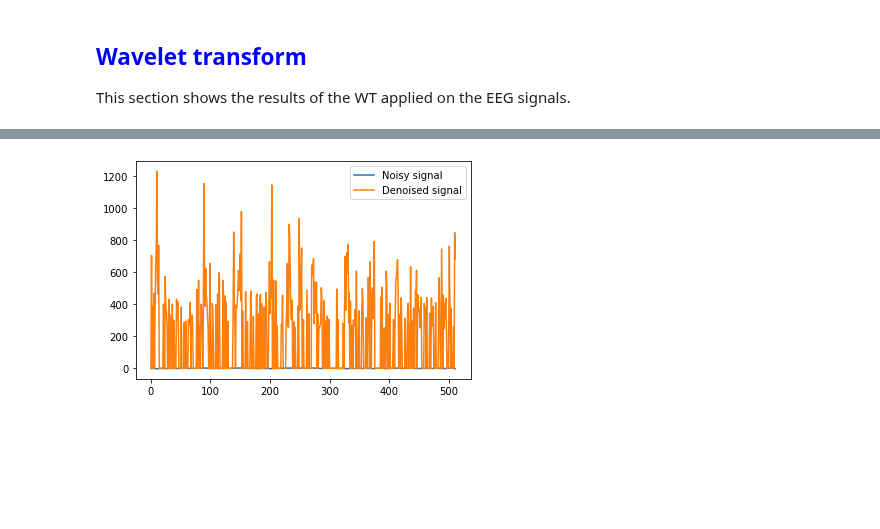
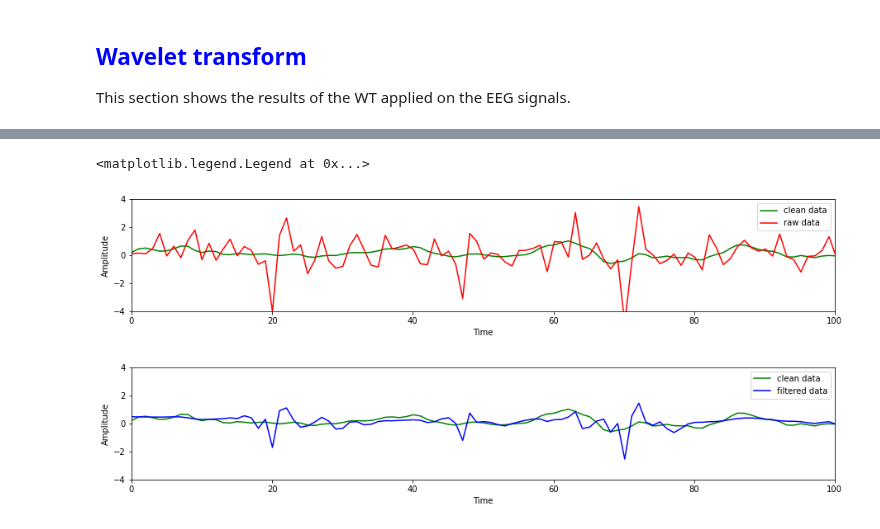
Before and after one commit to MartinaDoku2001/Thesis, a Jupyter notebook: EEG_denoising.ipynb, the cells around one changed output, grey strips where cells are left out. Saved outputs shown, nothing was run; the diff lists cells and outputs as text; code cells hidden in the pictures; blank space fills up the shorter version.

Commit message:
wavelet transform

```diff
--- a/EEG_denoising.ipynb
+++ b/EEG_denoising.ipynb
@@ -532,8 +487,42 @@ ValueError: operands could not be broadcast together with shapes (512,) (1000,)
-# %%
-#RAW SIGNAL
-x=train_dataset[0][0]
-
-#MORLET WAVE
-f=
-# %% [output]
-[figure, removed]
+# %%
+wavelet = 'sym19' # choose a wavelet family
+level = 4 # choose a level of decomposition
+signal=train_dataset[0][0]
+coeffs = pywt.wavedec(signal, wavelet, level=level) # perform the decomposition
+
+threshold = 0.5 # choose threshold value
+
+# threshold the coefficients
+for i in range(1, len(coeffs)):
+    coeffs[i] = pywt.threshold(coeffs[i], threshold*max(coeffs[i]))
+
+# reconstruct the signal
+signal_denoised = pywt.waverec(coeffs, wavelet)
+
+#PLOTTING:
+#1) THE RAW VS CLEAN EEG DATA
+#2) THE CLEAN VS FILTERED EEG DATA
+
+fig, ax = plt.subplots(2,1)
+fig.subplots_adjust(hspace=0.5)
+fig.set_size_inches(15.25, 6.25)
+
+ax[0].set_xlim(0,100)
+ax[0].set_ylim(-4,4)
+ax[0].plot(t,train_dataset[1][0], color='green',label='clean data')
+ax[0].plot(t,train_dataset[0][0], color='red', label='raw data')
+
+ax[0].set_xlabel('Time')
+ax[0].set_ylabel('Amplitude')
+ax[0].legend(loc='upper right')
+
+ax[1].set_xlim(0,100)
+ax[1].set_ylim(-4,4)
+ax[1].plot(t,train_dataset[1][0], color='green',label='clean data')
+ax[1].plot(t,signal_denoised, color='blue', label='filtered data')
+ax[1].set_xlabel('Time')
+ax[1].set_ylabel('Amplitude')
+ax[1].legend(loc='upper right')
+# %% [output]
+<matplotlib.legend.Legend at 0x...>
+[figure, added]
```
Also changed, not shown: parts of 7 cells of this notebook, 9 other files.
